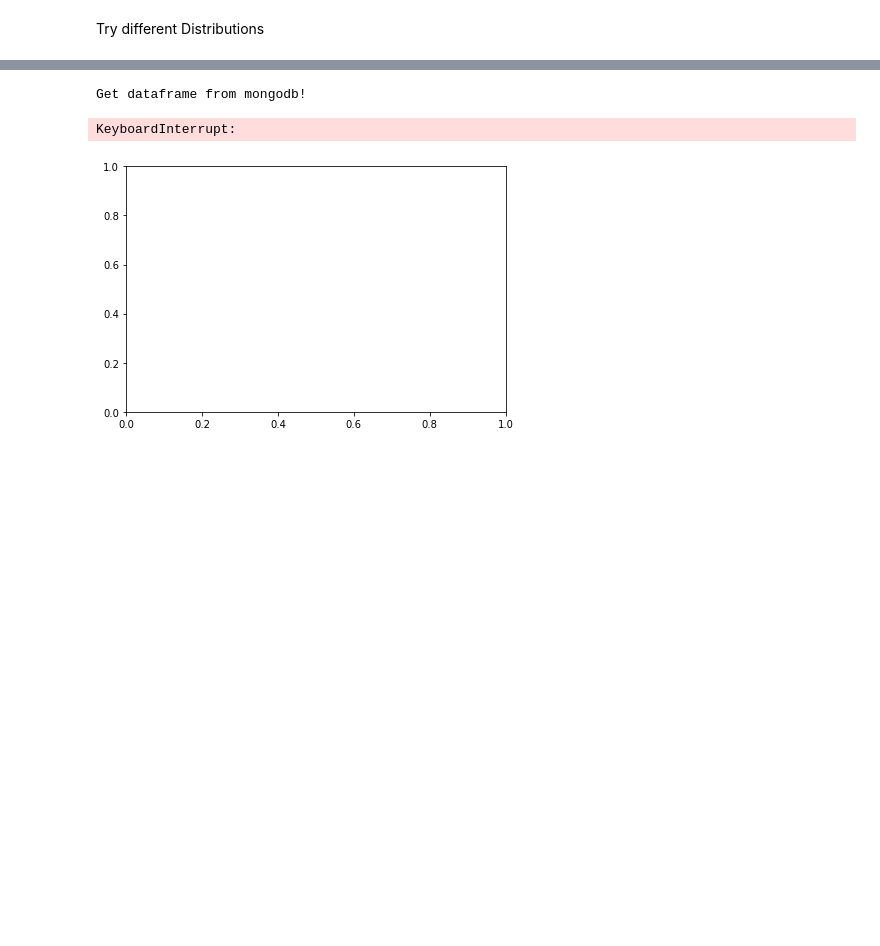
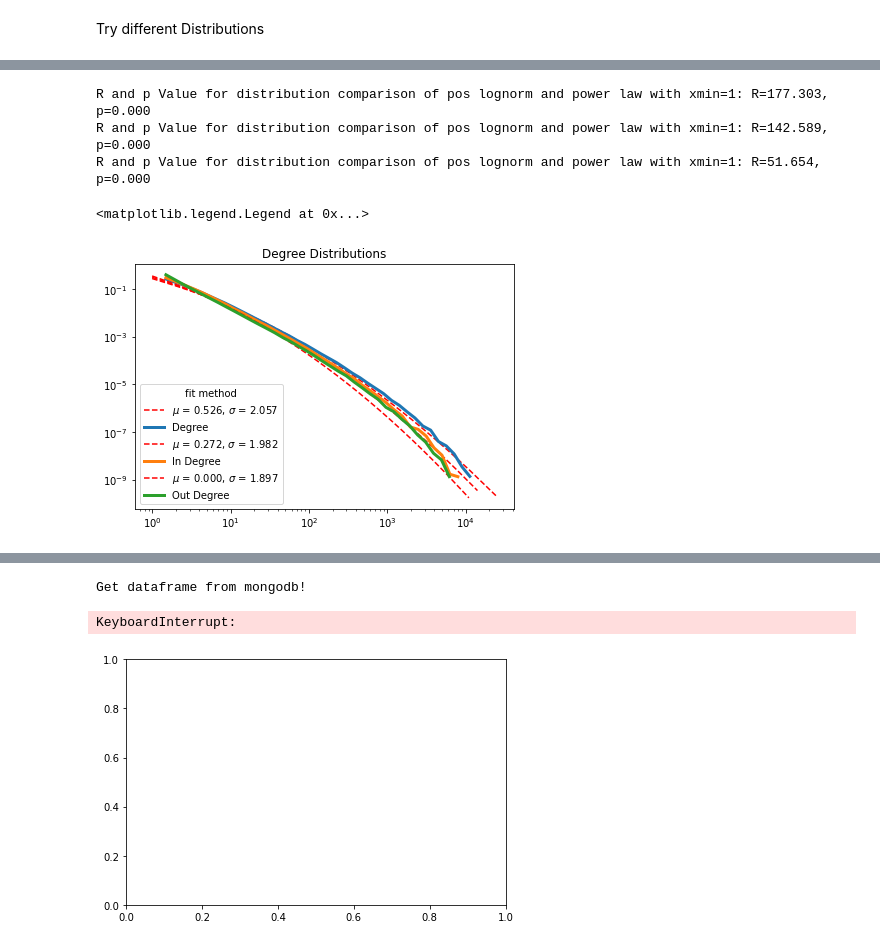
Before and after one commit to vneuhaus/InteractionNetworks, a Jupyter notebook: degreeDistributions.ipynb, the cells around one changed output, grey strips where cells are left out. Saved outputs shown, nothing was run; the diff lists cells and outputs as text; code cells hidden in the pictures; blank space fills up the shorter version.

```diff
--- a/degreeDistributions.ipynb
+++ b/degreeDistributions.ipynb
@@ -59,0 +150,47 @@ Try different Distributions
+# %%
+fig, axis = plt.subplots(1)
+fig.set_figheight(4)
+fig.set_figwidth(6)
+fig.tight_layout()
+fig.subplots_adjust(hspace=0.4)
+
+degr = np.array(G.degree())
+degr = degr[degr > 0]
+xmin=1
+fit = plw.Fit(degr, discrete=True, xmin=xmin, linear_bins=True)
+R, p = fit.distribution_compare('lognormal_positive','power_law',normalized_ratio = True) #positive lognorm cause negative mean makes no sense
+print('R and p Value for distribution comparison of pos lognorm and power law with xmin={}: R={:0.3f}, p={:0.3f}'.format(xmin,R,p))
+#fit.power_law.plot_pdf(ax=axis, color = 'r', linestyle = '-')
+str_label_fit = r'$\mu$ = {:0.3f}, $\sigma$ = {:0.3f}'.format(fit.lognormal_positive.mu, fit.lognormal_positive.sigma)
+fit.lognormal_positive.plot_pdf(ax=axis, color='r', linestyle='--', **{'label': str_label_fit})
+fit.plot_pdf(ax=axis, lw=3, original_data=True, **{'label': 'Degree'})
+
+degr = np.array(G.degree(mode='in'))
+degr = degr[degr > 0]
+
+fit = plw.Fit(degr, discrete=True, xmin=xmin, linear_bins=True)
+R, p = fit.distribution_compare('lognormal_positive','power_law',normalized_ratio = True) #positive lognorm cause negative mean makes no sense
+print('R and p Value for distribution comparison of pos lognorm and power law with xmin={}: R={:0.3f}, p={:0.3f}'.format(xmin,R,p))
+str_label_fit = r'$\mu$ = {:0.3f}, $\sigma$ = {:0.3f}'.format(fit.lognormal_positive.mu, fit.lognormal_positive.sigma)
+fit.lognormal_positive.plot_pdf(ax=axis, color='r', linestyle='--', **{'label': str_label_fit})
+fit.plot_pdf(ax=axis, lw=3, original_data=True, **{'label': 'In Degree'})
+
+degr = np.array(G.degree(mode='out'))
+degr = degr[degr > 0]
+fit = plw.Fit(degr, discrete=True, xmin=xmin, linear_bins=True)
+R, p = fit.distribution_compare('lognormal_positive','power_law',normalized_ratio = True) #positive lognorm cause negative mean makes no sense
+print('R and p Value for distribution comparison of pos lognorm and power law with xmin={}: R={:0.3f}, p={:0.3f}'.format(xmin,R,p))
+str_label_fit = r'$\mu$ = {:0.3f}, $\sigma$ = {:0.3f}'.format(fit.lognormal_positive.mu, fit.lognormal_positive.sigma)
+fit.lognormal_positive.plot_pdf(ax=axis, color='r', linestyle='--', **{'label': str_label_fit})
+fit.plot_pdf(ax=axis, lw=3, original_data=True, **{'label': 'Out Degree'})
+
+
+axis.set_title('Degree Distributions')
+#axis.set_xlabel('Node Degree')
+axis.legend(title='fit method')
+# %% [output]
+R and p Value for distribution comparison of pos lognorm and power law with xmin=1: R=177.303, p=0.000
+R and p Value for distribution comparison of pos lognorm and power law with xmin=1: R=142.589, p=0.000
+R and p Value for distribution comparison of pos lognorm and power law with xmin=1: R=51.654, p=0.000
+<matplotlib.legend.Legend at 0x...>
+[figure, added]
```
Also changed, not shown: parts of 27 cells of this notebook, 5 other files.
